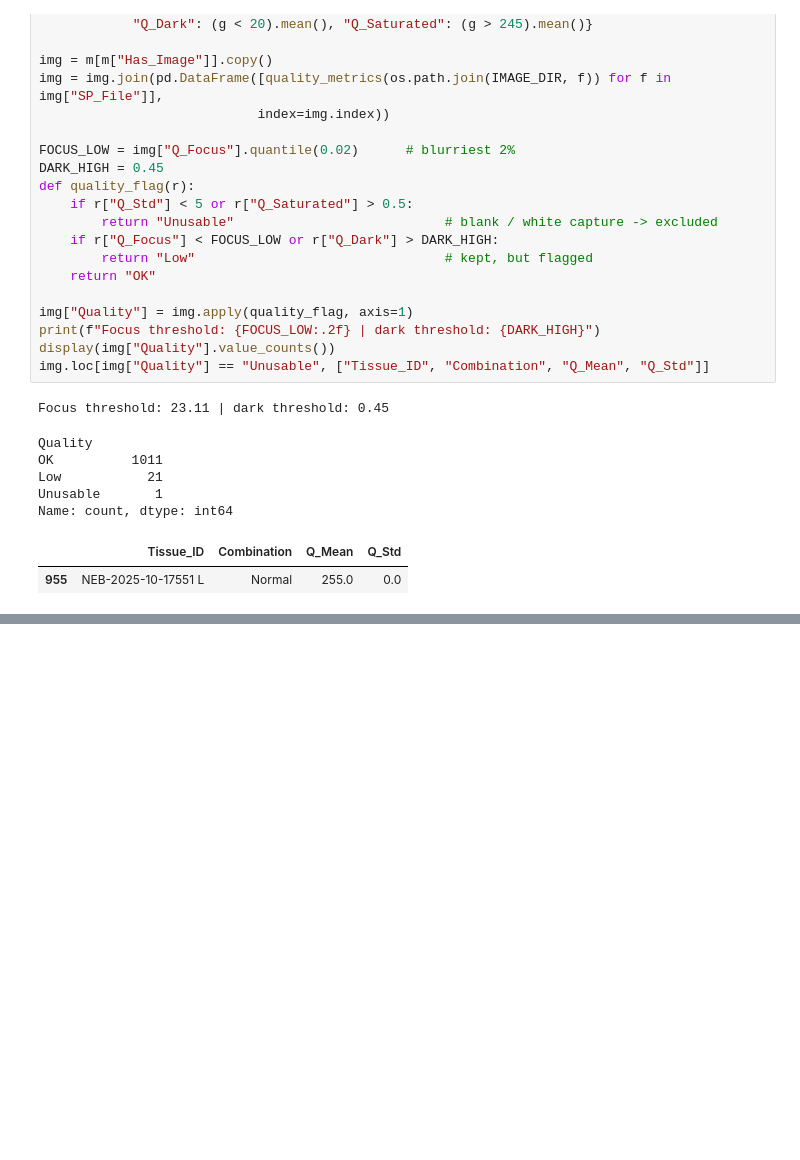
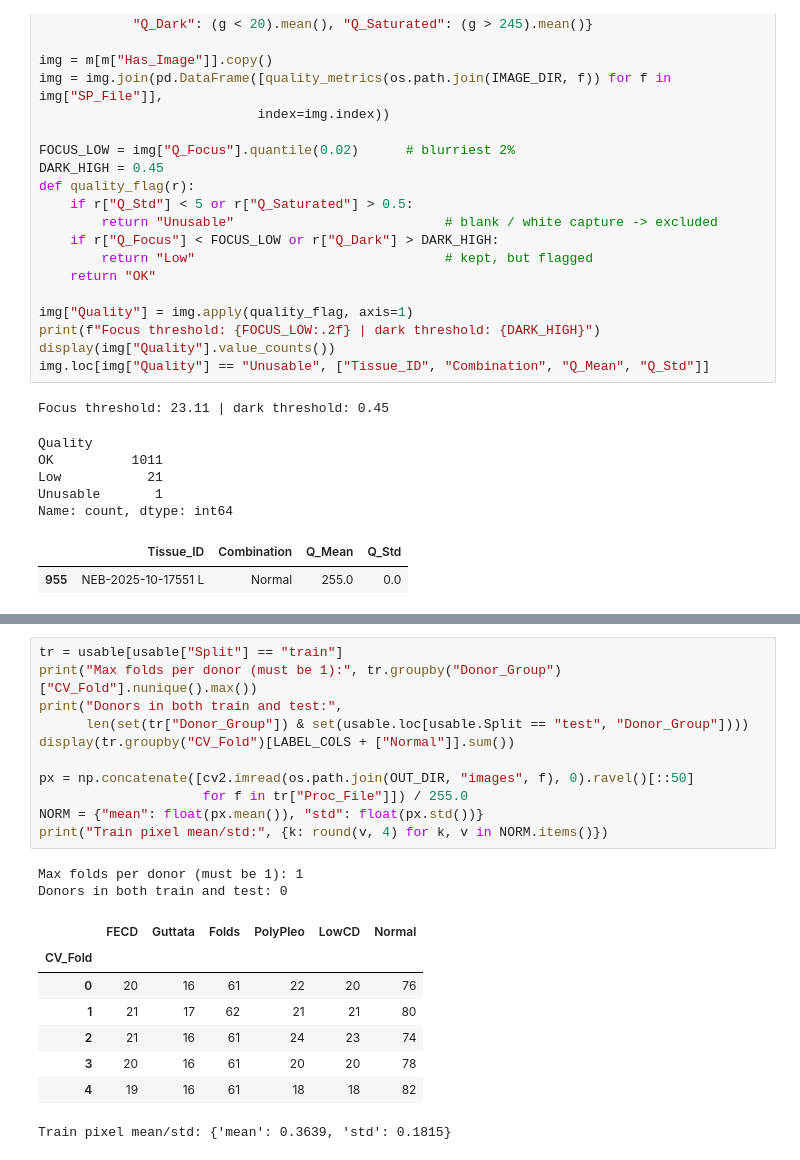
Before and after one commit to Pulitha-m/xai-cornea-grading, a Jupyter notebook: ml/disease - new/notebooks/03_Image_Preparation_MultiLabel.ipynb, the cells around one changed output, grey strips where cells are left out. Cells and saved outputs as stored; diff of their text form; blank space fills up the shorter version.

```diff
--- a/ml/disease - new/notebooks/03_Image_Preparation_MultiLabel.ipynb
+++ b/ml/disease - new/notebooks/03_Image_Preparation_MultiLabel.ipynb
@@ -135,0 +191,22 @@ Name: count, dtype: int64
+# %%
+tr = usable[usable["Split"] == "train"]
+print("Max folds per donor (must be 1):", tr.groupby("Donor_Group")["CV_Fold"].nunique().max())
+print("Donors in both train and test:",
+      len(set(tr["Donor_Group"]) & set(usable.loc[usable.Split == "test", "Donor_Group"])))
+display(tr.groupby("CV_Fold")[LABEL_COLS + ["Normal"]].sum())
+
+px = np.concatenate([cv2.imread(os.path.join(OUT_DIR, "images", f), 0).ravel()[::50]
+                     for f in tr["Proc_File"]]) / 255.0
+NORM = {"mean": float(px.mean()), "std": float(px.std())}
+print("Train pixel mean/std:", {k: round(v, 4) for k, v in NORM.items()})
+# %% [output]
+Max folds per donor (must be 1): 1
+Donors in both train and test: 0
+|  | FECD | Guttata | Folds | PolyPleo | LowCD | Normal |
+| CV_Fold |  |  |  |  |  |  |
+| 0 | 20 | 16 | 61 | 22 | 20 | 76 |
+| 1 | 21 | 17 | 62 | 21 | 21 | 80 |
+| 2 | 21 | 16 | 61 | 24 | 23 | 74 |
+| 3 | 20 | 16 | 61 | 20 | 20 | 78 |
+| 4 | 19 | 16 | 61 | 18 | 18 | 82 |
+Train pixel mean/std: {'mean': 0.3639, 'std': 0.1815}
```
Also changed, not shown: parts of 4 cells of this notebook.
